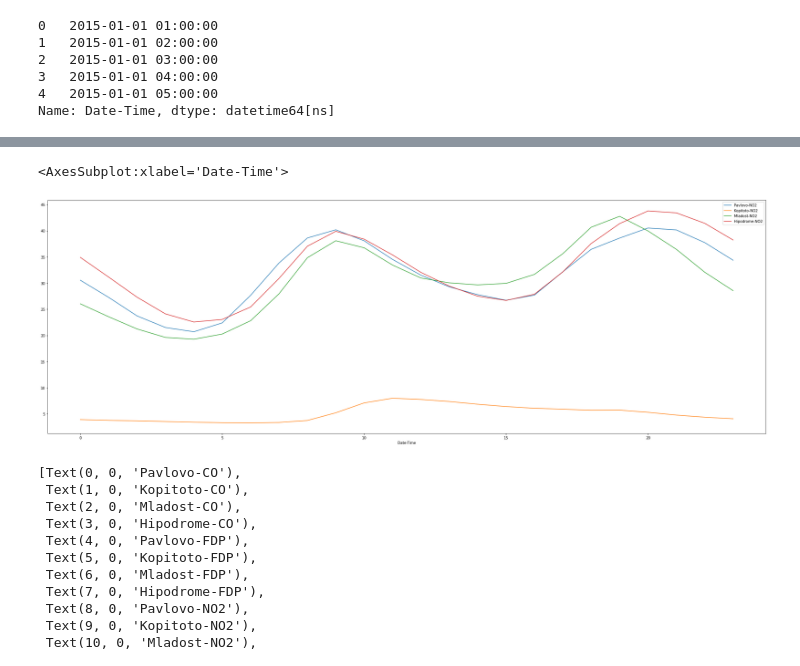
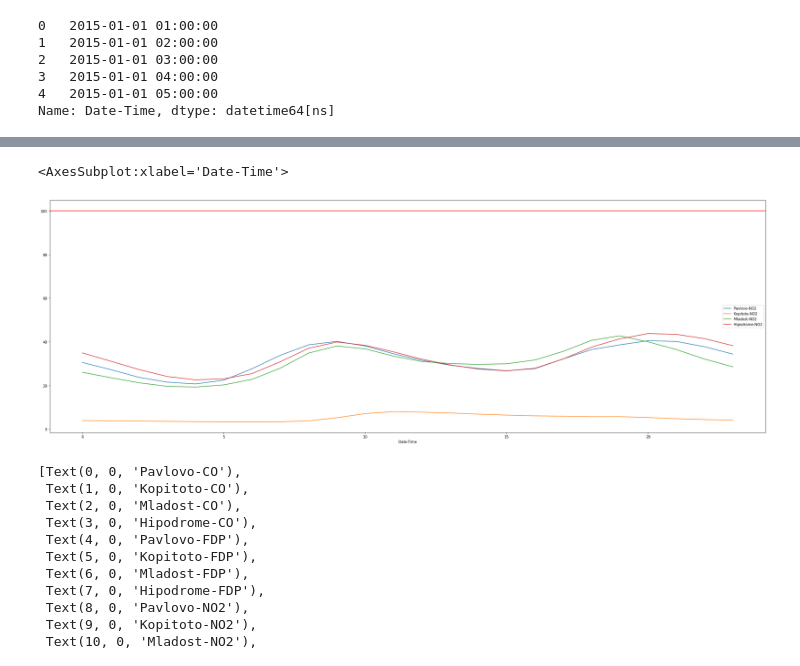
Before and after one commit to TsvetoslavVasev/BIgDataCourseProject, a Jupyter notebook: SofiaAirQuality.ipynb, the cells around one changed output, grey strips where cells are left out. Cells and saved outputs as stored; diff of their text form; code cells hidden in the pictures.

```diff
--- a/SofiaAirQuality.ipynb
+++ b/SofiaAirQuality.ipynb
@@ -485,10 +496,11 @@ air_quality_df.groupby(air_quality_df["Date-Time"].dt.year)["Pavlovo-NO2", "Kopi
 # %%
 
 fig, axs = plt.subplots(figsize=(36, 12))
+plt.axhline(y=100, color='r', linestyle='-')
 air_quality_df.groupby(air_quality_df["Date-Time"].dt.hour)["Pavlovo-NO2", "Kopitoto-NO2", "Mladost-NO2", "Hipodrome-NO2"].mean().plot(kind='line', rot=0, ax=axs)
 # %% [output]
 <AxesSubplot:xlabel='Date-Time'>
-[figure, old version]
+[figure, new version]
 # %%
 # standartize/normalize? this shit
 # %%
```
Also changed, not shown: parts of 15 cells of this notebook.
